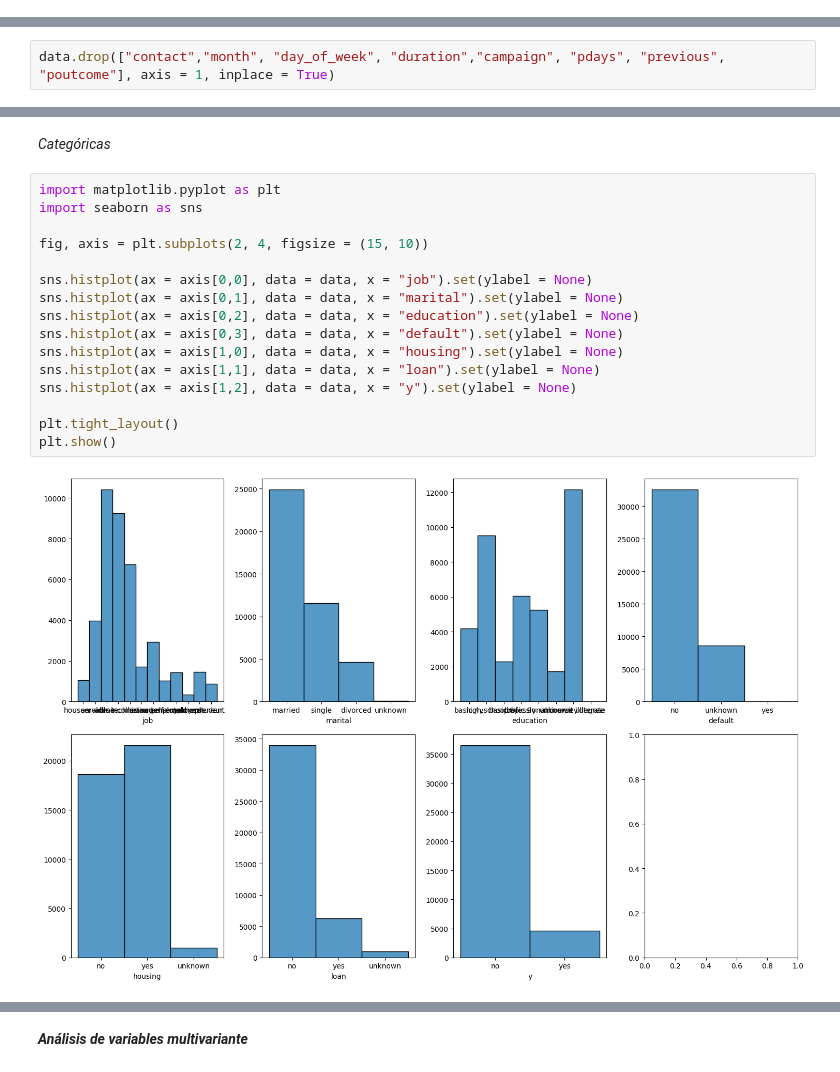
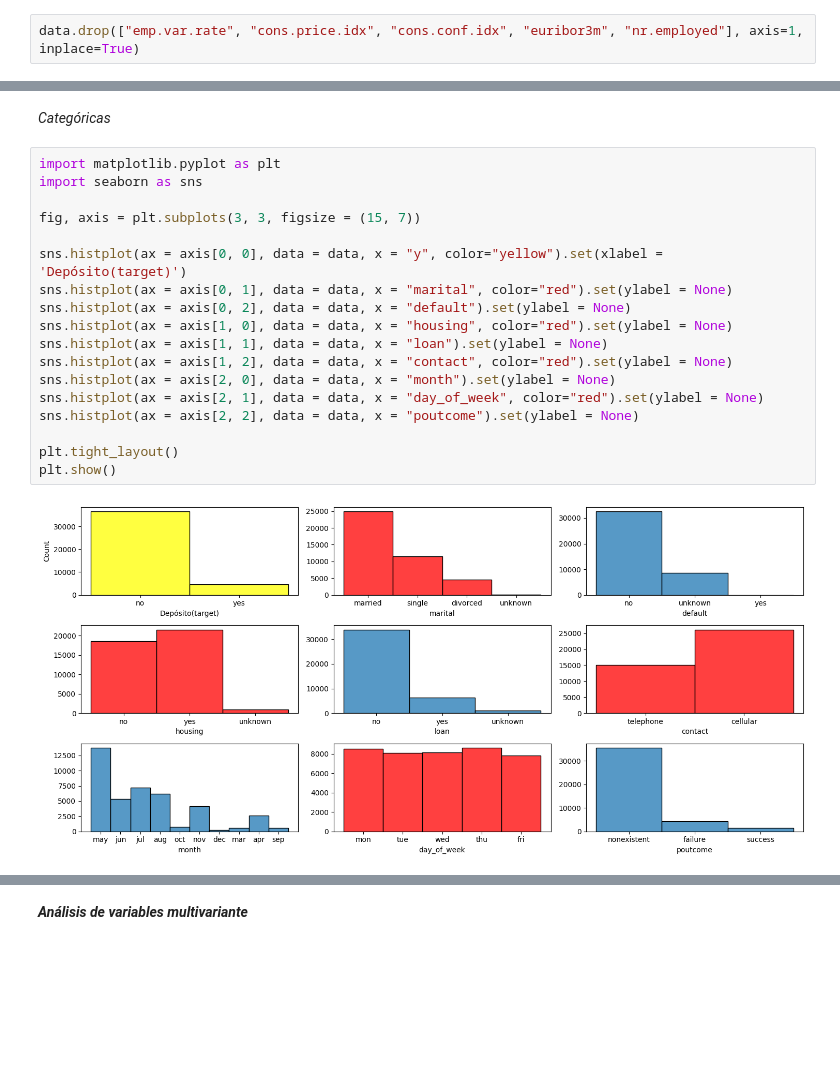
Before and after one commit to 4GeeksAcademy/JLL_Logistic_Regression_ML, a Jupyter notebook: src/explore.ipynb, the cells around one changed output, grey strips where cells are left out. Cells and saved outputs as stored; diff of their text form; blank space fills up the shorter version.

```diff
--- a/src/explore.ipynb
+++ b/src/explore.ipynb
@@ -11,3 +13,5 @@ data = pd.read_csv(url, sep=";")
+# %%
+data.drop(["emp.var.rate", "cons.price.idx", "cons.conf.idx", "euribor3m", "nr.employed"], axis=1, inplace=True)
 # %%
 data.info()
 # %% [output]
@@ -31,2 +34,0 @@ memory usage: 6.6+ MB
-# %%
-data.drop(["contact","month", "day_of_week", "duration","campaign", "pdays", "previous", "poutcome"], axis = 1, inplace = True)
@@ -64,18 +43,20 @@ memory usage: 4.1+ MB
 # %%
 import matplotlib.pyplot as plt
 import seaborn as sns
 
-fig, axis = plt.subplots(2, 4, figsize = (15, 10))
+fig, axis = plt.subplots(3, 3, figsize = (15, 7))
 
-sns.histplot(ax = axis[0,0], data = data, x = "job").set(ylabel = None)
-sns.histplot(ax = axis[0,1], data = data, x = "marital").set(ylabel = None)
-sns.histplot(ax = axis[0,2], data = data, x = "education").set(ylabel = None)
-sns.histplot(ax = axis[0,3], data = data, x = "default").set(ylabel = None)
-sns.histplot(ax = axis[1,0], data = data, x = "housing").set(ylabel = None)
-sns.histplot(ax = axis[1,1], data = data, x = "loan").set(ylabel = None)
-sns.histplot(ax = axis[1,2], data = data, x = "y").set(ylabel = None)
+sns.histplot(ax = axis[0, 0], data = data, x = "y", color="yellow").set(xlabel = 'Depósito(target)')
+sns.histplot(ax = axis[0, 1], data = data, x = "marital", color="red").set(ylabel = None)
+sns.histplot(ax = axis[0, 2], data = data, x = "default").set(ylabel = None)
+sns.histplot(ax = axis[1, 0], data = data, x = "housing", color="red").set(ylabel = None)
+sns.histplot(ax = axis[1, 1], data = data, x = "loan").set(ylabel = None)
+sns.histplot(ax = axis[1, 2], data = data, x = "contact", color="red").set(ylabel = None)
+sns.histplot(ax = axis[2, 0], data = data, x = "month").set(ylabel = None)
+sns.histplot(ax = axis[2, 1], data = data, x = "day_of_week", color="red").set(ylabel = None)
+sns.histplot(ax = axis[2, 2], data = data, x = "poutcome").set(ylabel = None)
 
 plt.tight_layout()
 plt.show()
 # %% [output]
-[figure, old version]
+[figure, new version]
```
Also changed, not shown: parts of 30 cells of this notebook, 2 other files.
